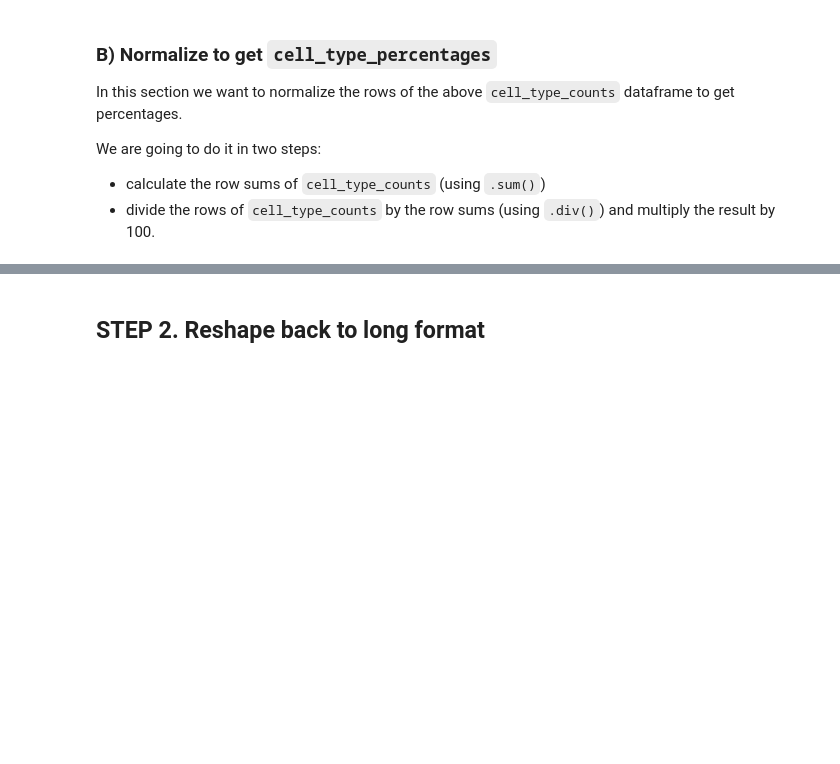
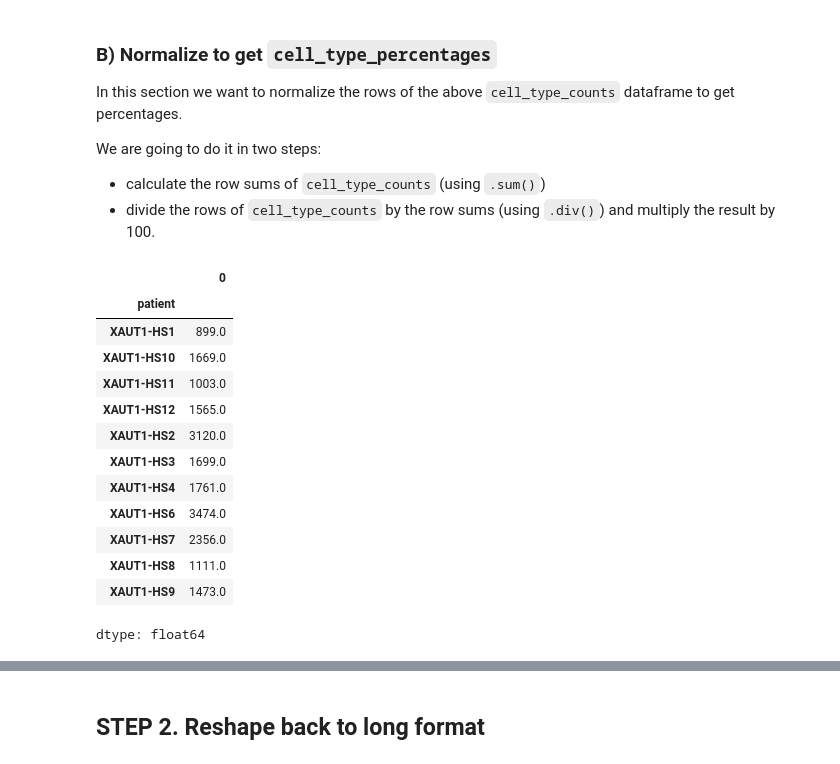
Before and after one commit to jarvanjiang2030/J.Jarvan_225a, a Jupyter notebook: bms225a_ds_workshop2_student_notebook_2025.ipynb, the cells around one changed output, grey strips where cells are left out. Cells and saved outputs as stored; diff of their text form; code cells hidden in the pictures; blank space fills up the shorter version.

```diff
--- a/bms225a_ds_workshop2_student_notebook_2025.ipynb
+++ b/bms225a_ds_workshop2_student_notebook_2025.ipynb
@@ -95,7 +195,7 @@ relevant_columns = ['CoLabs_patient', 'MK final coarse_V2', 'condition']
 
 #####################################
 
-
+cell_df = cell_metadata[relevant_columns]
 
 
 #####################################
@@ -109,7 +224,7 @@ rename_dictionary = {'CoLabs_patient' : 'patient',
 
 ##########################################################################
 
-
+cell_df = cell_df.rename(columns = rename_dictionary)
 
 
 ##########################################################################
@@ -175,7 +324,7 @@ example_data.groupby(['patient','cell_type']).size().reset_index().pivot(index='
 
 ########################################################
 
-
+cell_type_counts = cell_df.pivot_table(index= "patient", columns= "cell_type", aggfunc= "size")
 
 
 
@@ -196,10 +359,25 @@ cell_type_counts.sum?
 # %%
 ### use the .sum() function to get the total patient counts (sum over all cell types)
 ### lets name the result total_patient_counts
 
 #############################################
-
-
+total_patient_counts = cell_type_counts.sum(1)
+total_patient_counts
 
 
 #############################################
+# %% [output]
+|  | 0 |
+| patient |  |
+| XAUT1-HS1 | 899.0 |
+| XAUT1-HS10 | 1669.0 |
+| XAUT1-HS11 | 1003.0 |
+| XAUT1-HS12 | 1565.0 |
+| XAUT1-HS2 | 3120.0 |
+| XAUT1-HS3 | 1699.0 |
+| XAUT1-HS4 | 1761.0 |
+| XAUT1-HS6 | 3474.0 |
+| XAUT1-HS7 | 2356.0 |
+| XAUT1-HS8 | 1111.0 |
+| XAUT1-HS9 | 1473.0 |
+dtype: float64
```
Also changed, not shown: parts of 35 cells of this notebook.
